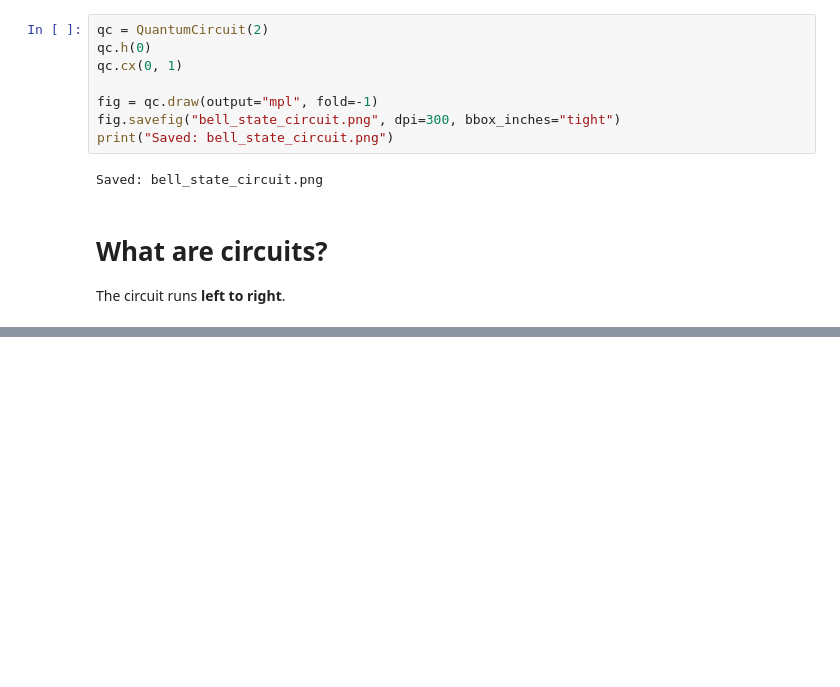
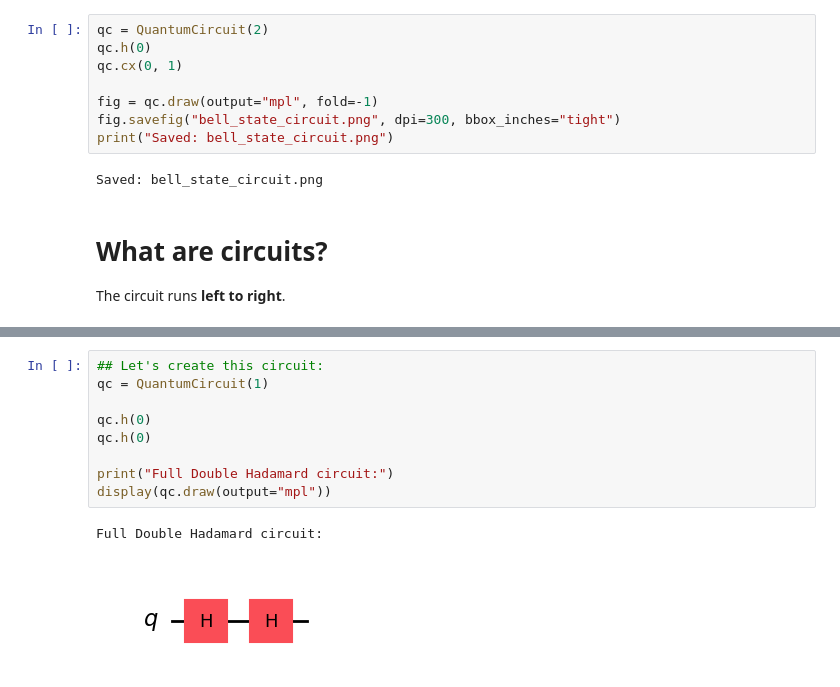
Before and after one commit to vickybudhiraja/quantum_circuits, a Jupyter notebook: quantum_circuits_hands_on.ipynb, the cells around one changed output, grey strips where cells are left out. Drawn from its saved outputs; the diff is of its cells as text; blank space fills up the shorter version.

```diff
--- a/quantum_circuits_hands_on.ipynb
+++ b/quantum_circuits_hands_on.ipynb
@@ -1225,0 +1388,12 @@ $$(0.5380681746 - 0.1748289478 i) |000\rangle+(0.2228751354 - 0.0724165213 i) |0
+# %%
+## Let's create this circuit:
+qc = QuantumCircuit(1)
+
+qc.h(0)
+qc.h(0)
+
+print("Full Double Hadamard circuit:")
+display(qc.draw(output="mpl"))
+# %% [output]
+Full Double Hadamard circuit:
+[figure, added]
```
Also changed, not shown: parts of 21 cells of this notebook.
